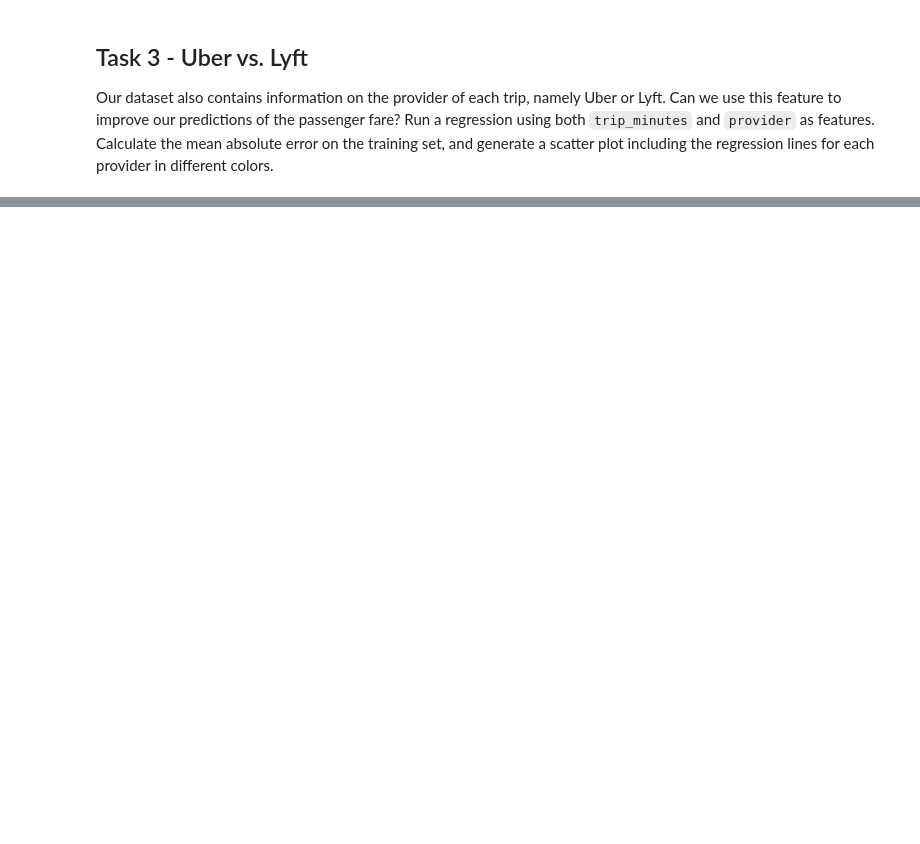
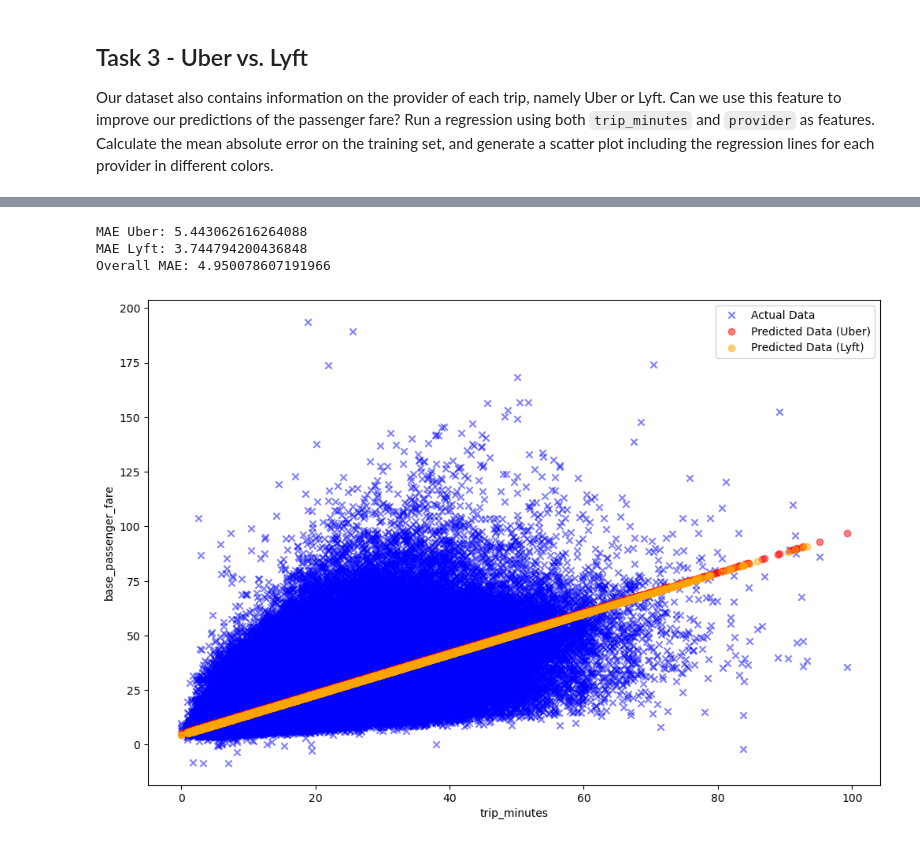
Before and after one commit to timoerc/AA_2025, a Jupyter notebook: Workshop_05/W5_coding_challenge_pre.ipynb, the cells around one changed output, grey strips where cells are left out. Saved outputs shown, nothing was run; the diff lists cells and outputs as text; code cells hidden in the pictures; blank space fills up the shorter version.

```diff
--- a/Workshop_05/W5_coding_challenge_pre.ipynb
+++ b/Workshop_05/W5_coding_challenge_pre.ipynb
@@ -38,0 +94,4 @@ Our dataset also contains information on the provider of each trip, namely Uber
+# %%
+print(df['provider'].value_counts())
+df['is_lyft'] = (df['provider'] == 'lyft').astype(int)
+df.head()
@@ -38,0 +109,27 @@ Our dataset also contains information on the provider of each trip, namely Uber
+# %%
+X = df[["trip_minutes", "is_lyft"]].values
+Y = df["base_passenger_fare"].values
+
+model = LinearRegression()
+model.fit(X, Y)
+
+Y_pred_uber = model.predict(df.loc[df["is_lyft"]==0, ["trip_minutes", "is_lyft"]].values)
+Y_pred_lyft = model.predict(df.loc[df["is_lyft"]==1, ["trip_minutes", "is_lyft"]].values)
+
+print("MAE Uber:", mean_absolute_error(Y[df["is_lyft"]==0], Y_pred_uber))
+print("MAE Lyft:", mean_absolute_error(Y[df["is_lyft"]==1], Y_pred_lyft))
+print("Overall MAE:", mean_absolute_error(Y, model.predict(X)))
+
+fig, ax = plt.subplots(figsize=(12, 8))
+ax.scatter(df["trip_minutes"].values, Y, color='blue', marker="x", alpha=0.5, label='Actual Data')
+ax.scatter(df.loc[df["is_lyft"]==0, "trip_minutes"].values, Y_pred_uber, color='red', alpha=0.5, label='Predicted Data (Uber)')
+ax.scatter(df.loc[df["is_lyft"]==1, "trip_minutes"].values, Y_pred_lyft, color='orange', alpha=0.5, label='Predicted Data (Lyft)')
+ax.set_xlabel('trip_minutes')
+ax.set_ylabel('base_passenger_fare')
+ax.legend()
+plt.show()
+# %% [output]
+MAE Uber: 5.443062616264088
+MAE Lyft: 3.744794200436848
+Overall MAE: 4.950078607191966
+[figure, added]
```
Also changed, not shown: parts of 5 cells of this notebook, 2 other files.
